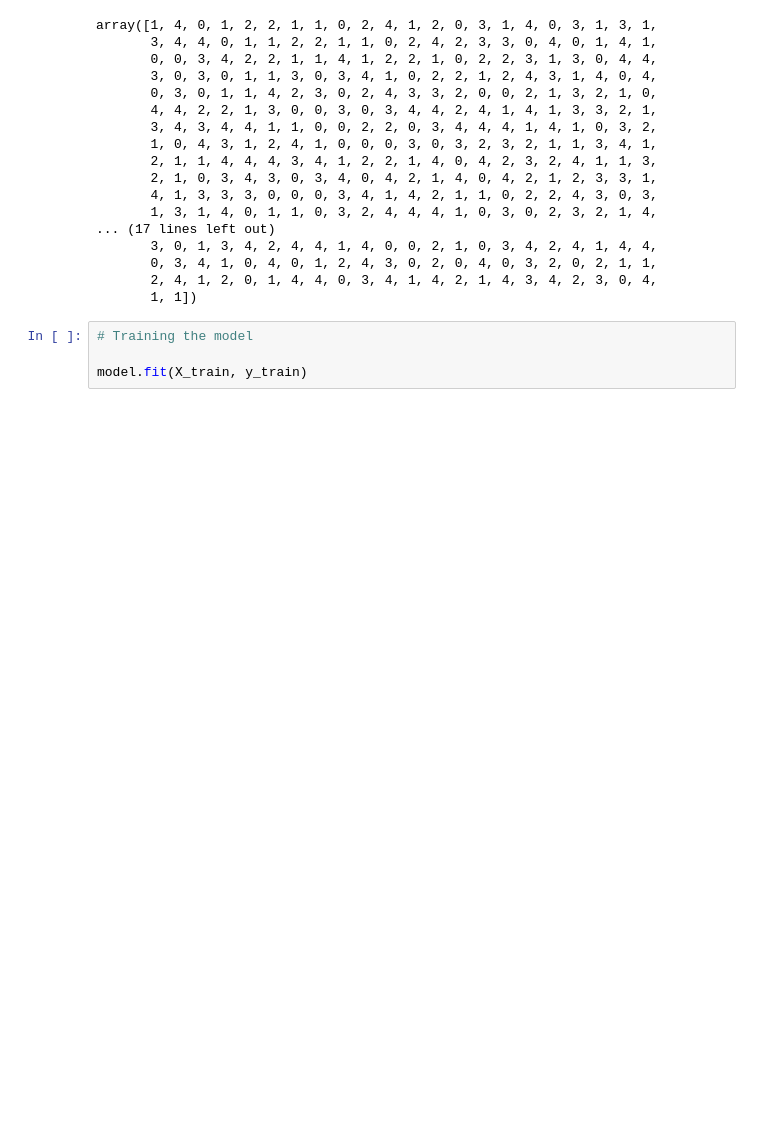
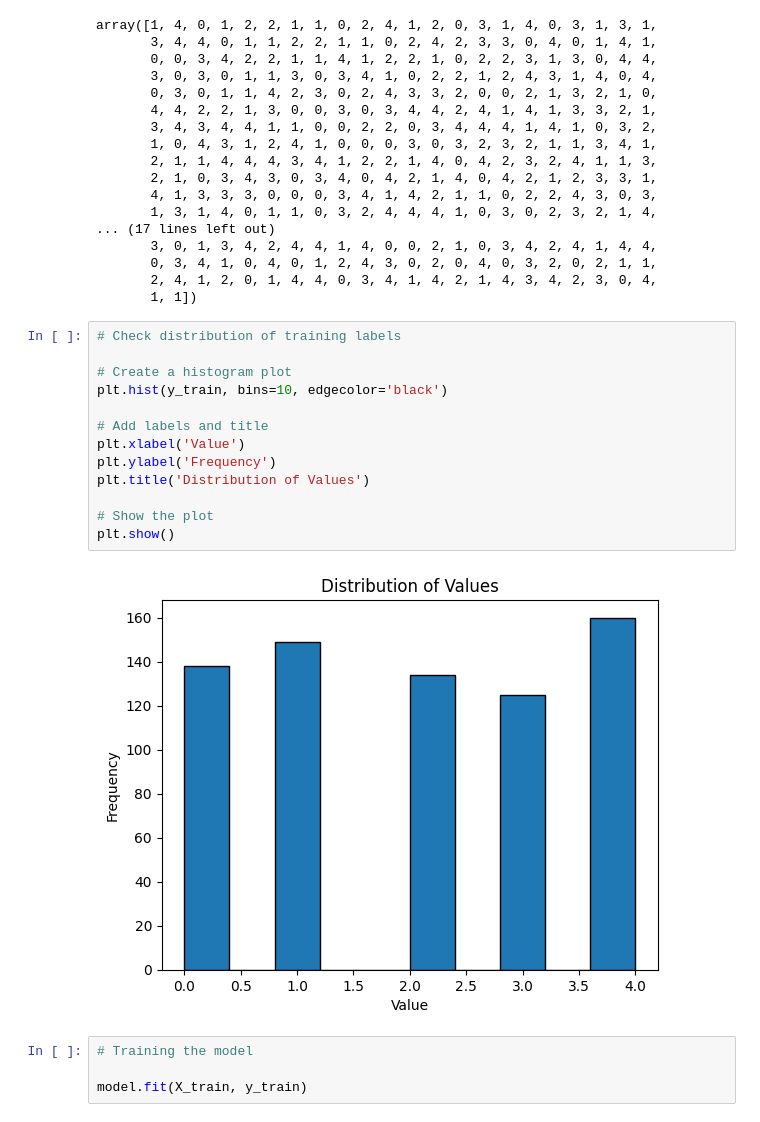
Before and after one commit to ravi-aratchige/spacefarer, a Jupyter notebook: model_training.ipynb, the cells around one changed output. Cells and saved outputs as stored; diff of their text form; blank space fills up the shorter version.

```diff
--- a/model_training.ipynb
+++ b/model_training.ipynb
@@ -440,6 +455,21 @@ array([1, 4, 0, 1, 2, 2, 1, 1, 0, 2, 4, 1, 2, 0, 3, 1, 4, 0, 3, 1, 3, 1,
        0, 3, 4, 1, 0, 4, 0, 1, 2, 4, 3, 0, 2, 0, 4, 0, 3, 2, 0, 2, 1, 1,
        2, 4, 1, 2, 0, 1, 4, 4, 0, 3, 4, 1, 4, 2, 1, 4, 3, 4, 2, 3, 0, 4,
        1, 1])
+# %%
+# Check distribution of training labels
+
+# Create a histogram plot
+plt.hist(y_train, bins=10, edgecolor='black')
+
+# Add labels and title
+plt.xlabel('Value')
+plt.ylabel('Frequency')
+plt.title('Distribution of Values')
+
+# Show the plot
+plt.show()
+# %% [output]
+[figure, added]
 # %%
 # Training the model
 
```
Also changed, not shown: parts of 1 cell of this notebook, 1 other file.
